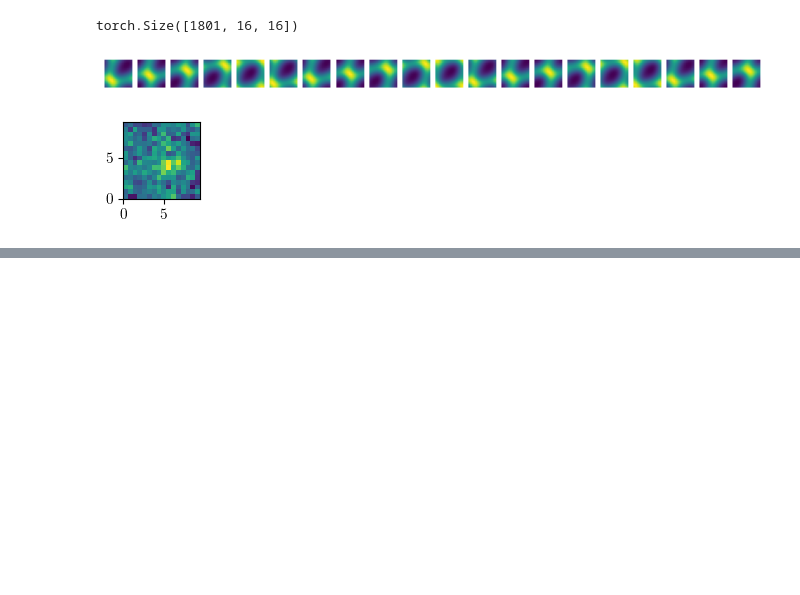
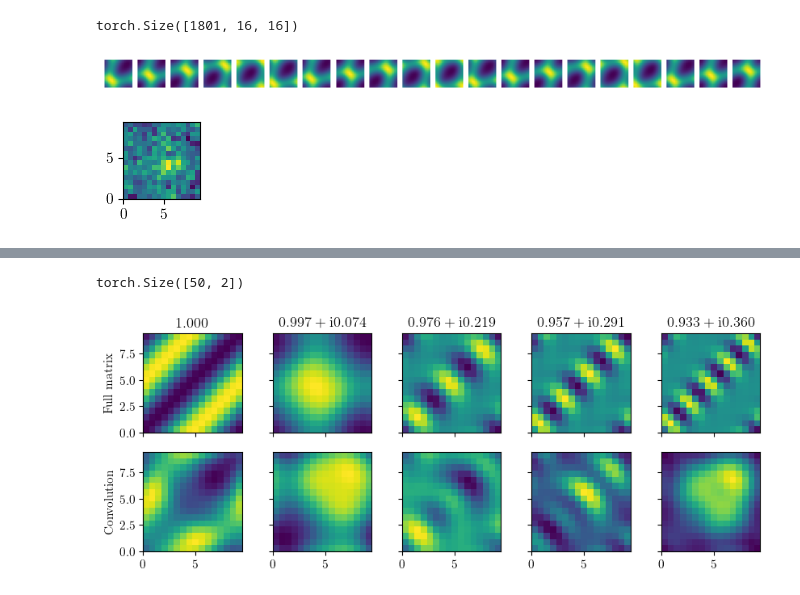
Before and after one commit to graps1/convolutional-edmd, a Jupyter notebook: ks2d.ipynb, the cells around one changed output, grey strips where cells are left out. Drawn from its saved outputs; the diff is of its cells as text; code cells hidden in the pictures; blank space fills up the shorter version.

Commit message:
eigenvectors

```diff
--- a/ks2d.ipynb
+++ b/ks2d.ipynb
@@ -217,0 +219,71 @@ plt.show()
+# %%
+# computes eigenvectors
+tmp = eigvecs_A_hat.permute(2,0,1) # nr_evecs x |G_hat| x dim_evecs
+eigvecs_A = torch.zeros(n_centers, len(G), n_centers, len(G), dtype=torch.complex128)
+for j in range(len(G)): eigvecs_A[:,j,:,j]  = tmp[:,j,:]
+eigvecs_A = inv_fourier(eigvecs_A)
+eigvecs_A = eigvecs_A.reshape(n_centers*len(G), n_centers*len(G)) # nr_evecs x dim_evecs
+eigvecs_A = eigvecs_A.transpose(0,1) # dim_evecs x nr_evecs
+
+
+# computes matching eigenvalues
+pairs_close = (eigvals_K.reshape(-1, 1) - eigvals_A.reshape(1, -1)).abs() < 1e-6
+pairs_large = (0.5*eigvals_K.reshape(-1, 1) + 0.5*eigvals_A.reshape(1, -1)).real > 0.9
+pairs_positive_imag = (0.5*eigvals_K.reshape(-1, 1) + 0.5*eigvals_A.reshape(1, -1)).imag >= 0
+pairs = pairs_close & pairs_positive_imag & pairs_large
+
+nnz = pairs.nonzero()
+print(nnz.shape)
+eigvals_selected = eigvals_A[nnz[:,1]]
+eigvecs_K_selected = eigvecs_K[:,nnz[:,0]]
+eigvecs_A_selected = eigvecs_A[:,nnz[:,1]]
+
+# sorting
+sorted_indices = torch.argsort(eigvals_selected.real, descending=True)
+eigvals_selected = eigvals_selected[sorted_indices]
+eigvecs_A_selected = eigvecs_A_selected[:,sorted_indices]
+eigvecs_K_selected = eigvecs_K_selected[:,sorted_indices]
+
+n_plots = 5
+steps = int( eigvals_selected.shape[0] / n_plots )
+eigvals_selected = eigvals_selected[::steps]
+eigvecs_A_selected = eigvecs_A_selected[:,::steps]
+eigvecs_K_selected = eigvecs_K_selected[:,::steps]
+
+projected_K = B.to(torch.complex128) @ eigvecs_K_selected
+projected_K = projected_K.reshape(n, n, -1)
+
+projected_A = B.to(torch.complex128) @ eigvecs_A_selected
+projected_A = projected_A.reshape(n, n, -1)
+
+fig, ax = plt.subplots(2, n_plots, figsize=(10,3.5), sharey=True, sharex=True)
+
+for j in range(n_plots):
+
+    evec_K = projected_K[:,:,j]
+    evec_K = evec_K / evec_K.abs().pow(2).sum().pow(0.5)
+
+    evec_A = projected_A[:,:,j]
+    evec_A = evec_A / evec_A.abs().pow(2).sum().pow(0.5)
+
+    # choose sign
+    dist_neg = (evec_K-evec_A).abs().pow(2).sum()
+    dist_pos = (evec_K+evec_A).abs().pow(2).sum()
+    if dist_neg > dist_pos: evec_A = -evec_A
+
+    ax[0,j].imshow(evec_K.real, extent=extent) # , vmin=-0.005, vmax=0.005)
+    ax[1,j].imshow(evec_A.real, extent=extent) # , vmin=-0.005, vmax=0.005)
+
+    real, imag = eigvals_selected[j].real, eigvals_selected[j].imag
+    if abs(imag) < 1e-5: ax[0,j].set_title(f"${real:.3f}$")
+    elif imag > 0: ax[0,j].set_title(f"${real:.3f} + \\mathrm i{imag.abs():.3f}$")
+    elif imag < 0: ax[0,j].set_title(f"${real:.3f} - \\mathrm i{imag.abs():.3f}$")
+
+ax[0,0].set_ylabel("Full matrix")
+ax[1,0].set_ylabel("Convolution")
+
+
+plt.show()
+# %% [output]
+torch.Size([50, 2])
+[figure, added]
```
Also changed, not shown: parts of 4 cells of this notebook, 4 other files.
